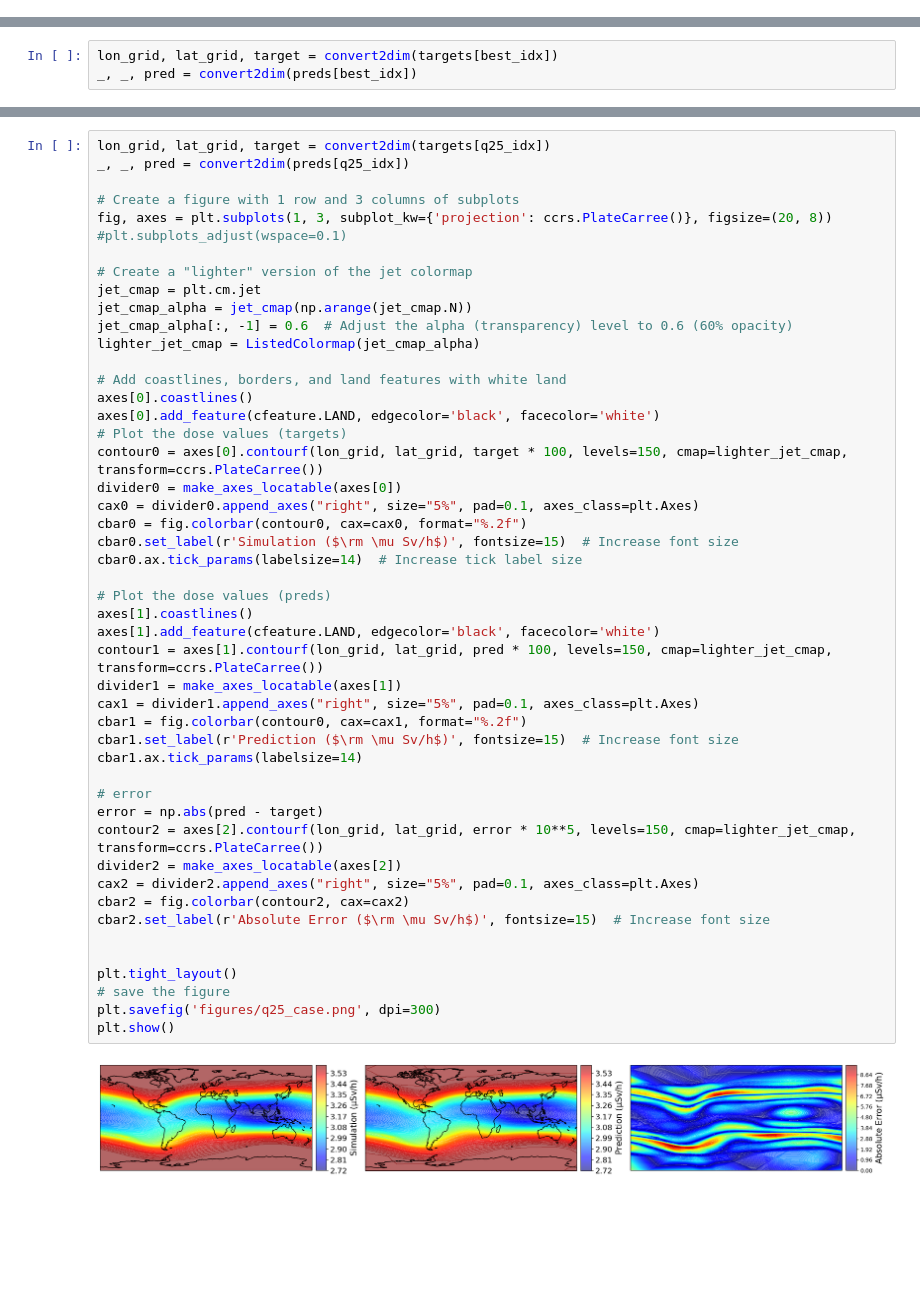
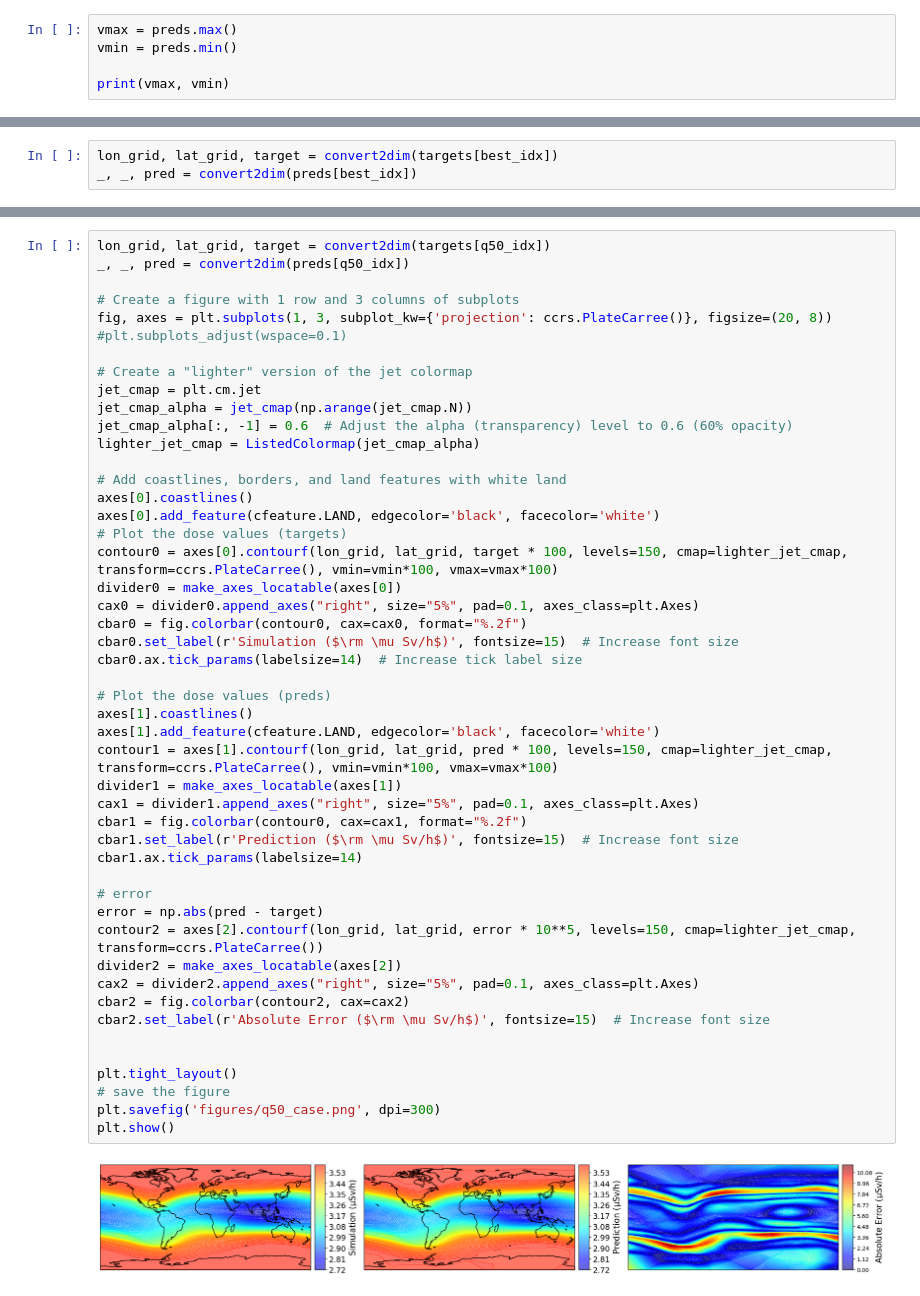
Before and after one commit to kkazuma19/CosmicRays-Operator, a Jupyter notebook: analysis.ipynb, the cells around one changed output, grey strips where cells are left out. Drawn from its saved outputs; the diff is of its cells as text; blank space fills up the shorter version.

```diff
--- a/analysis.ipynb
+++ b/analysis.ipynb
@@ -158,3 +154,8 @@ def convert2dim(dose_array):
 # %% [markdown]
 ### Visualization
 __Do not forget the scaling factor__ 10^{-2} for simulations and predictions, also error 10^{-5}
+# %%
+vmax = preds.max()
+vmin = preds.min()
+
+print(vmax, vmin)
@@ -216,6 +269,6 @@ plt.show()
 # %%
-lon_grid, lat_grid, target = convert2dim(targets[q25_idx])
-_, _, pred = convert2dim(preds[q25_idx])
+lon_grid, lat_grid, target = convert2dim(targets[q50_idx])
+_, _, pred = convert2dim(preds[q50_idx])
 
 # Create a figure with 1 row and 3 columns of subplots
 fig, axes = plt.subplots(1, 3, subplot_kw={'projection': ccrs.PlateCarree()}, figsize=(20, 8))
@@ -231,36 +284,36 @@ lighter_jet_cmap = ListedColormap(jet_cmap_alpha)
 axes[0].coastlines()
 axes[0].add_feature(cfeature.LAND, edgecolor='black', facecolor='white')
 # Plot the dose values (targets)
-contour0 = axes[0].contourf(lon_grid, lat_grid, target * 100, levels=150, cmap=lighter_jet_cmap, transform=ccrs.PlateCarree())
+contour0 = axes[0].contourf(lon_grid, lat_grid, target * 100, levels=150, cmap=lighter_jet_cmap, transform=ccrs.PlateCarree(), vmin=vmin*100, vmax=vmax*100)
 divider0 = make_axes_locatable(axes[0])
 cax0 = divider0.append_axes("right", size="5%", pad=0.1, axes_class=plt.Axes)
 cbar0 = fig.colorbar(contour0, cax=cax0, format="%.2f")
 cbar0.set_label(r'Simulation ($\rm \mu Sv/h$)', fontsize=15)  # Increase font size
 cbar0.ax.tick_params(labelsize=14)  # Increase tick label size
 
 # Plot the dose values (preds)
 axes[1].coastlines()
 axes[1].add_feature(cfeature.LAND, edgecolor='black', facecolor='white')
-contour1 = axes[1].contourf(lon_grid, lat_grid, pred * 100, levels=150, cmap=lighter_jet_cmap, transform=ccrs.PlateCarree())
+contour1 = axes[1].contourf(lon_grid, lat_grid, pred * 100, levels=150, cmap=lighter_jet_cmap, transform=ccrs.PlateCarree(), vmin=vmin*100, vmax=vmax*100)
 divider1 = make_axes_locatable(axes[1])
 cax1 = divider1.append_axes("right", size="5%", pad=0.1, axes_class=plt.Axes)
 cbar1 = fig.colorbar(contour0, cax=cax1, format="%.2f")
 cbar1.set_label(r'Prediction ($\rm \mu Sv/h$)', fontsize=15)  # Increase font size
 cbar1.ax.tick_params(labelsize=14)
 
 # error
 error = np.abs(pred - target)
 contour2 = axes[2].contourf(lon_grid, lat_grid, error * 10**5, levels=150, cmap=lighter_jet_cmap, transform=ccrs.PlateCarree())
 divider2 = make_axes_locatable(axes[2])
 cax2 = divider2.append_axes("right", size="5%", pad=0.1, axes_class=plt.Axes)
 cbar2 = fig.colorbar(contour2, cax=cax2)
 cbar2.set_label(r'Absolute Error ($\rm \mu Sv/h$)', fontsize=15)  # Increase font size
 
 
 plt.tight_layout()
 # save the figure
-plt.savefig('figures/q25_case.png', dpi=300)
+plt.savefig('figures/q50_case.png', dpi=300)
 plt.show()
 # %% [output]
-[figure, old version]
+[figure, new version]
 # %%
```
Also changed, not shown: parts of 7 cells of this notebook, 5 other files.
